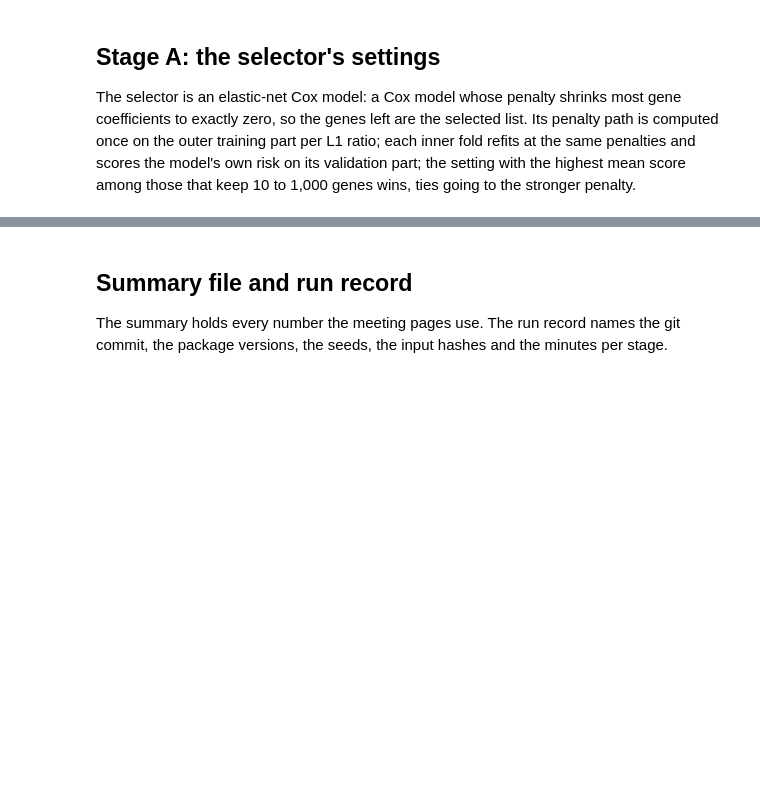
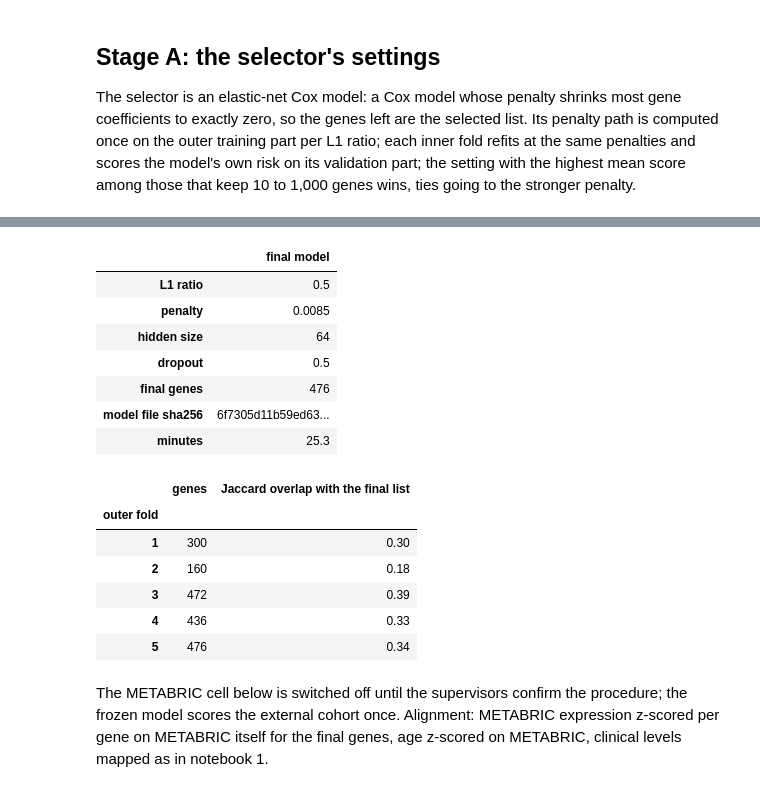
Before and after one commit to ELDERGARLIC/cancer-prognosis-prediction, a Jupyter notebook: notebooks/05_pipeline.ipynb, the cells around one changed output, grey strips where cells are left out. Saved outputs shown, nothing was run; the diff lists cells and outputs as text; code cells hidden in the pictures; blank space fills up the shorter version.

```diff
--- a/notebooks/05_pipeline.ipynb
+++ b/notebooks/05_pipeline.ipynb
@@ -191,7 +200,8 @@ def selector_scores(train, inner, l1_ratio, penalties):
         model = CoxnetSurvivalAnalysis(l1_ratio=l1_ratio, alphas=penalties)
         model.fit(x_fit, outcome_of(fit_part))
         for number, penalty in enumerate(penalties):
-            scores[number] += harrell(score_part, model.predict(x_score, alpha=penalty)) / len(inner)
+            risk = model.predict(x_score, alpha=penalty)
+            scores[number] += harrell(score_part, risk) / len(inner)
     return scores
 
 
@@ -209,13 +219,3 @@ def stage_a(train, inner):
     grid = pd.DataFrame(rows)
     eligible = grid[grid["eligible"]].sort_values(["inner mean C", "penalty"], ascending=False)
     return eligible.iloc[0], grid
-
-
-def select_genes(x_train, outcome, setting, grid):
-    """The genes with a non-zero coefficient at one setting, fitted along the path down to it."""
-    path = grid.loc[grid["l1 ratio"] == setting["l1 ratio"], "penalty"].to_numpy()
-    path = path[path >= setting["penalty"]]  # the path above the penalty keeps the fit stable
-    model = CoxnetSurvivalAnalysis(l1_ratio=setting["l1 ratio"], alphas=path)
-    model.fit(x_train, outcome)
-    coefficients = pd.Series(model.coef_[:, -1], index=x_train.columns)
-    return list(coefficients.index[coefficients != 0]), model
@@ -589,21 +616,45 @@ The METABRIC cell below is switched off until the supervisors confirm the proced
 # %%
-if SCORE_METABRIC and final_file.exists():
-    frozen = torch.load(final_file, weights_only=False)
-    metabric = pd.read_parquet("../data/processed/metabric.parquet")
-    x_metabric, _ = scaled_expression(metabric, metabric)
-    c_metabric, _ = clinical_vectors(metabric, metabric)
-    model = GraphModel(frozen["hidden size"], frozen["dropout"], c_metabric.shape[1])
-    model.load_state_dict(frozen["state"])
-    risk = log_hazard(model, patient_graphs(x_metabric, frozen["genes"], edges), c_metabric)
-    external = {"Harrell's C": float(harrell(metabric, risk)),
-                "Uno's C (5 years)": float(uno(table, metabric, risk)), "patients": len(metabric)}
-    (RESULTS / "metabric_score.json").write_text(json.dumps(external, indent=1))
-    display(pd.Series(external, name="METABRIC").to_frame())
+if final_file.exists():
+    final_record = json.loads((final_dir / "final_record.json").read_text())
+    final_genes = (final_dir / "final_genes.txt").read_text().split()
+    rows = []
+    for record in fold_records:
+        fold_genes = set((RESULTS / f"outer_fold_{record['fold']}_genes.txt").read_text().split())
+        overlap = len(fold_genes & set(final_genes)) / len(fold_genes | set(final_genes))
+        row = {"outer fold": record["fold"], "genes": len(fold_genes),
+               "Jaccard overlap with the final list": round(overlap, 2)}
+        rows.append(row)
+    overlaps = pd.DataFrame(rows).set_index("outer fold")
+    assert (overlaps["Jaccard overlap with the final list"] < 1).any(), "no fold list differs"
+    final_values = {"L1 ratio": final_record["stage A"]["l1 ratio"],
+                    "penalty": round(final_record["stage A"]["penalty"], 4),
+                    "hidden size": final_record["stage B"]["hidden size"],
+                    "dropout": final_record["stage B"]["dropout"],
+                    "final genes": final_record["genes"],
+                    "model file sha256": final_record["model sha256"][:16] + "...",
+                    "minutes": final_record["minutes"]}
+    final_table = pd.Series(final_values, name="final model").to_frame()
+    final_table.to_csv(RESULTS / "final_settings.csv")
+    overlaps.to_csv(RESULTS / "final_overlaps.csv")
+    display(final_table, overlaps)
 else:
-    display(Markdown("METABRIC is not scored in this version; the switch in the settings is set "
-                     "to no."))
+    display(Markdown("The final model is not yet trained."))
+# %% [output]
+|  | final model |
+| L1 ratio | 0.5 |
+| penalty | 0.0085 |
+| hidden size | 64 |
+| dropout | 0.5 |
+| final genes | 476 |
+| model file sha256 | 6f7305d11b59ed63... |
+| minutes | 25.3 |
+|  | genes | Jaccard overlap with the final list |
+| outer fold |  |  |
+| 1 | 300 | 0.30 |
+| 2 | 160 | 0.18 |
+| 3 | 472 | 0.39 |
+| 4 | 436 | 0.33 |
+| 5 | 476 | 0.34 |
 # %% [markdown]
-## Summary file and run record
-
-The summary holds every number the meeting pages use. The run record names the git commit, the package versions, the seeds, the input hashes and the minutes per stage.
+The METABRIC cell below is switched off until the supervisors confirm the procedure; the frozen model scores the external cohort once. Alignment: METABRIC expression z-scored per gene on METABRIC itself for the final genes, age z-scored on METABRIC, clinical levels mapped as in notebook 1.
 # %%
```
Also changed, not shown: parts of 56 cells of this notebook, 22 other files.
